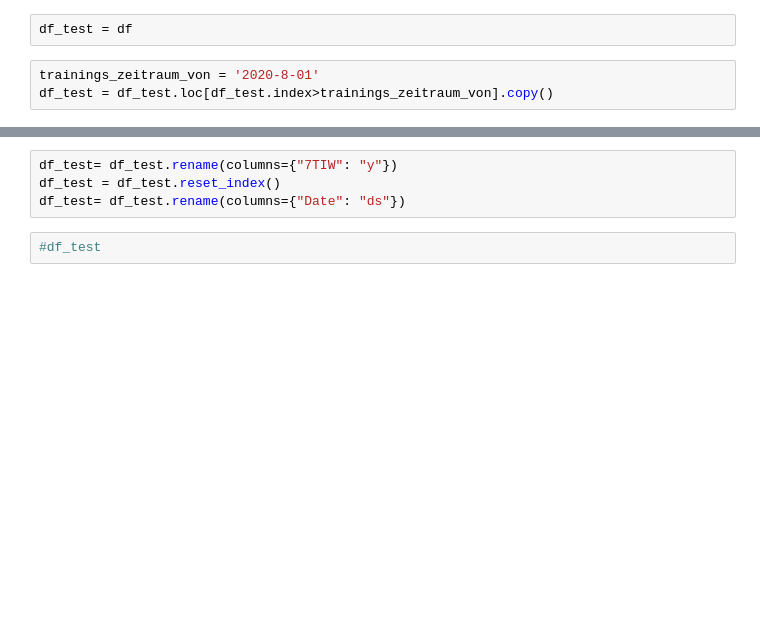
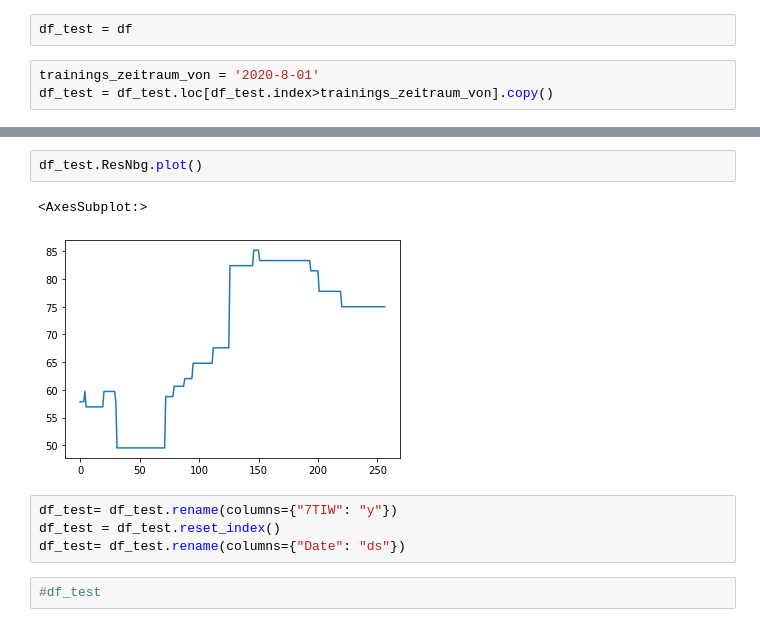
Before and after one commit to jokus-pokus/Gesundheitsamt, a Jupyter notebook: Modellierung_Prophet.ipynb, the cells around one changed output, grey strips where cells are left out. Cells and saved outputs as stored; diff of their text form; blank space fills up the shorter version.

```diff
--- a/Modellierung_Prophet.ipynb
+++ b/Modellierung_Prophet.ipynb
@@ -31,4 +32,9 @@ df_test.plot(title='Trainingsdaten am '+str(today))
 [figure]
+# %%
+df_test.ResNbg.plot()
+# %% [output]
+<AxesSubplot:>
+[figure, added]
 # %%
 df_test= df_test.rename(columns={"7TIW": "y"})
 df_test = df_test.reset_index()
```
Also changed, not shown: parts of 7 cells of this notebook, 4 other files.
